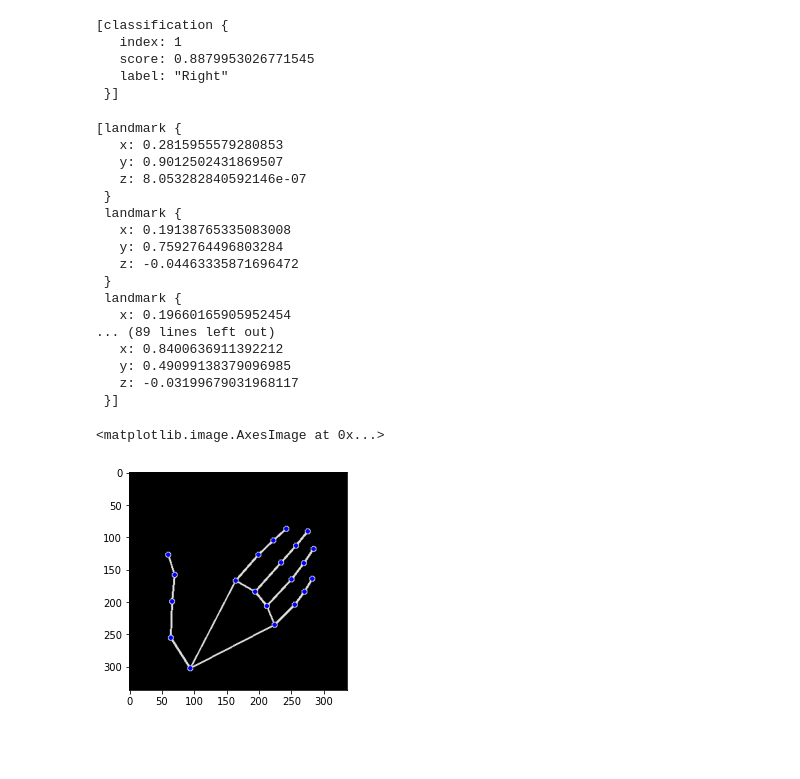
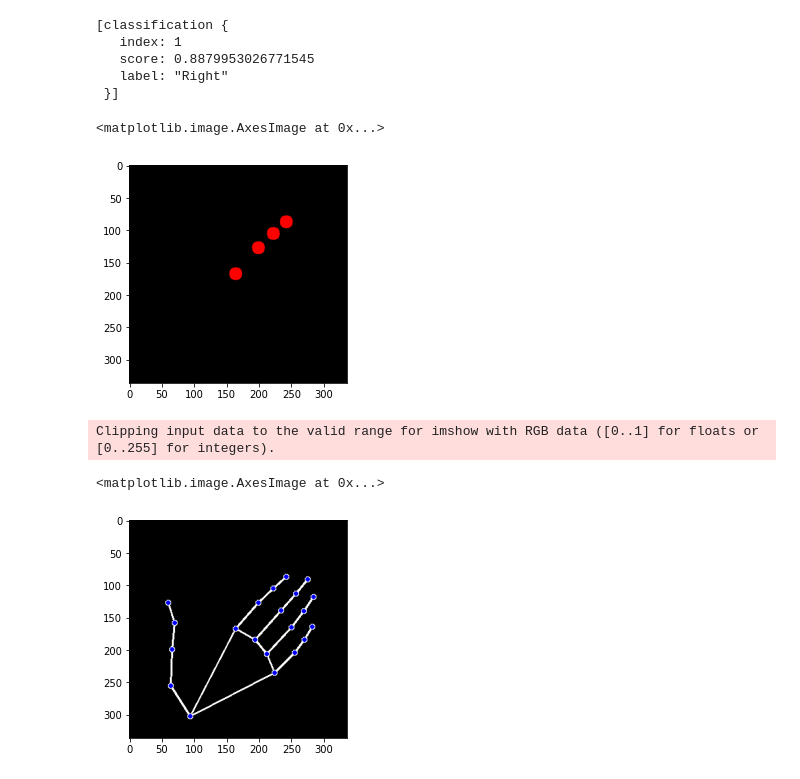
Before and after one commit to BartekStok/rps-game, a Jupyter notebook: rps_data_aug.ipynb, the cells around one changed output. Cells and saved outputs as stored; diff of their text form; code cells hidden in the pictures; blank space fills up the shorter version.

```diff
--- a/rps_data_aug.ipynb
+++ b/rps_data_aug.ipynb
@@ -58,31 +58,30 @@ result.multi_handedness
    score: 0.8879953026771545
    label: "Right"
  }]
-# %%
-result.multi_hand_landmarks
-# %% [output]
-[landmark {
-   x: 0.2815955579280853
-   y: 0.9012502431869507
-   z: 8.053282840592146e-07
- }
- landmark {
-   x: 0.19138765335083008
-   y: 0.7592764496803284
-   z: -0.04463335871696472
- }
- landmark {
-   x: 0.19660165905952454
-... (89 lines left out)
-   x: 0.8400636911392212
-   y: 0.49099138379096985
-   z: -0.03199679031968117
- }]
+# %%
+hand = result.multi_hand_landmarks[0]
+image = np.zeros(paper1.shape, np.uint8)
+width, height, _ = image.shape
+finger_points = [
+    mp_hands.HandLandmark.INDEX_FINGER_DIP,
+    mp_hands.HandLandmark.INDEX_FINGER_MCP,
+    mp_hands.HandLandmark.INDEX_FINGER_PIP,
+    mp_hands.HandLandmark.INDEX_FINGER_TIP,
+]
+for fp in finger_points:
+    x = hand.landmark[fp].x
+    y = hand.landmark[fp].y
+    cv2.circle(image, [int(x * height), int(y * width)], 10, [255,0,0], -1)
+plt.imshow(image)
+# %% [output]
+<matplotlib.image.AxesImage at 0x...>
+[figure, added]
 # %%
-blank_annotated_image = np.zeros(paper1.shape, np.uint8)
+blank_annotated_image = np.zeros(paper1.shape, np.float32)
 
 mp_drawing.draw_landmarks(blank_annotated_image, result.multi_hand_landmarks[0], mp_hands.HAND_CONNECTIONS)
 plt.imshow(blank_annotated_image)
 # %% [output]
-<matplotlib.image.AxesImage at 0x...>
+Clipping input data to the valid range for imshow with RGB data ([0..1] for floats or [0..255] for integers).
+<matplotlib.image.AxesImage at 0x...>
 [figure]
```
Also changed, not shown: parts of 4 cells of this notebook, 4 other files.
